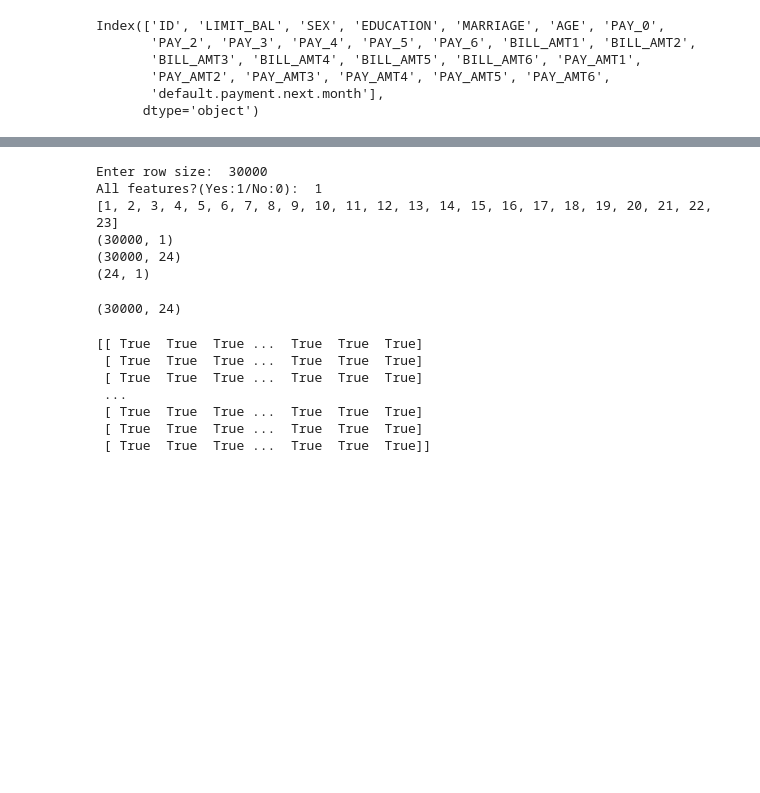
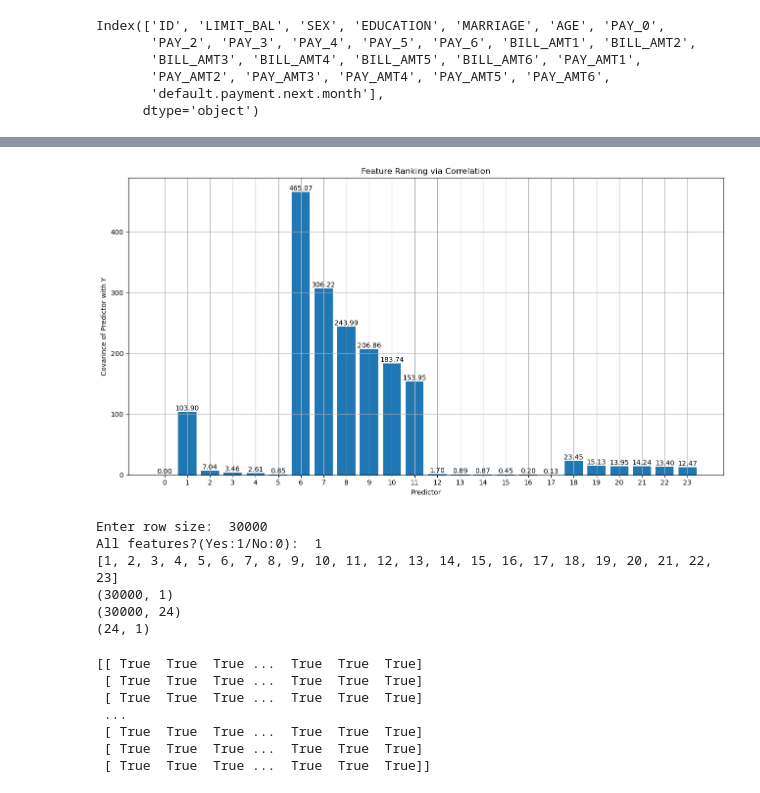
Before and after one commit to metepv/Credit-Card-Default-Project, a Jupyter notebook: LR.ipynb, the cells around one changed output, grey strips where cells are left out. Cells and saved outputs as stored; diff of their text form; code cells hidden in the pictures; blank space fills up the shorter version.

```diff
--- a/LR.ipynb
+++ b/LR.ipynb
@@ -74,3 +148,55 @@ main_response_vector = data['default.payment.next.month'].values
+# %%
+#Feature Ranking Via Correlation
+feature_scores = np.empty((24))
+
+for i in range(0,24):
+
+    column = X[:,i]
+    column = np.reshape(column,(X.shape[0],1))
+    response = np.reshape(Y,(X.shape[0],1))
+
+    mean_of_response = np.mean(response)
+    mean_of_column = np.mean(column)
+
+    var_of_response = np.var(response)
+    var_of_column = np.var(column)
+
+    tilda_column = column - mean_of_column
+    tilda_response = response - mean_of_response
+
+    tilda_column_T = np.transpose(column)
+    tilda_response_T = np.transpose(response)
+
+    correlation_coeff = (np.dot(tilda_column_T,tilda_response))/\
+        (np.sqrt(np.dot(tilda_column_T,tilda_column) + np.dot(tilda_response_T,tilda_response)))
+
+    correlation_coeff_scalar = correlation_coeff[0,0]
+
+    feature_scores[i] = np.square(correlation_coeff_scalar)
+
+# Create an index array
+index_array = np.arange(0,24)
+
+# Plot the data
+plt.figure(figsize=(13, 7))
+plt.bar(index_array, feature_scores)
+plt.xlabel('Predictor')
+plt.ylabel('Covarince of Predictor with Y')
+plt.title('Feature Ranking via Correlation')
+
+plt.xticks(index_array)
+
+for i, value in enumerate(feature_scores):
+    if value > 0:
+        plt.text(i, value, f'{value:.2f}', ha='center', va='bottom')
+    elif value < 0:
+        plt.text(i, value, f'{value:.2f}', ha='center', va='top')
+
+plt.grid(True)
+plt.tight_layout()
+plt.show()
+# %% [output]
+[figure, new version]
 # %%
 def normalize(predictor):
     mean_value = np.mean(predictor)
@@ -132,21 +258,6 @@ All features?(Yes:1/No:0):  1
 (30000, 1)
 (30000, 24)
 (24, 1)
-# %%
-n = 30000
-p = 24
-ones = np.ones(n)
-ones = np.reshape(ones,(n,1))
-
-X_exact = np.column_stack((ones,normalize(X1),normalize(X2),  normalize(X3), normalize(X4), normalize(X5), normalize(X6),\
-                          normalize(X7),normalize(X8),  normalize(X9), normalize(X10),normalize(X11),normalize(X12),\
-                          normalize(X13),normalize(X14),normalize(X15),normalize(X16),normalize(X17),\
-                          normalize(X18),normalize(X19),normalize(X20),normalize(X21),normalize(X22),\
-                          normalize(X23)))
-
-print(X_exact.shape)
-# %% [output]
-(30000, 24)
 # %%
 print(X_exact == X)
 # %% [output]
```
Also changed, not shown: parts of 16 cells of this notebook.
